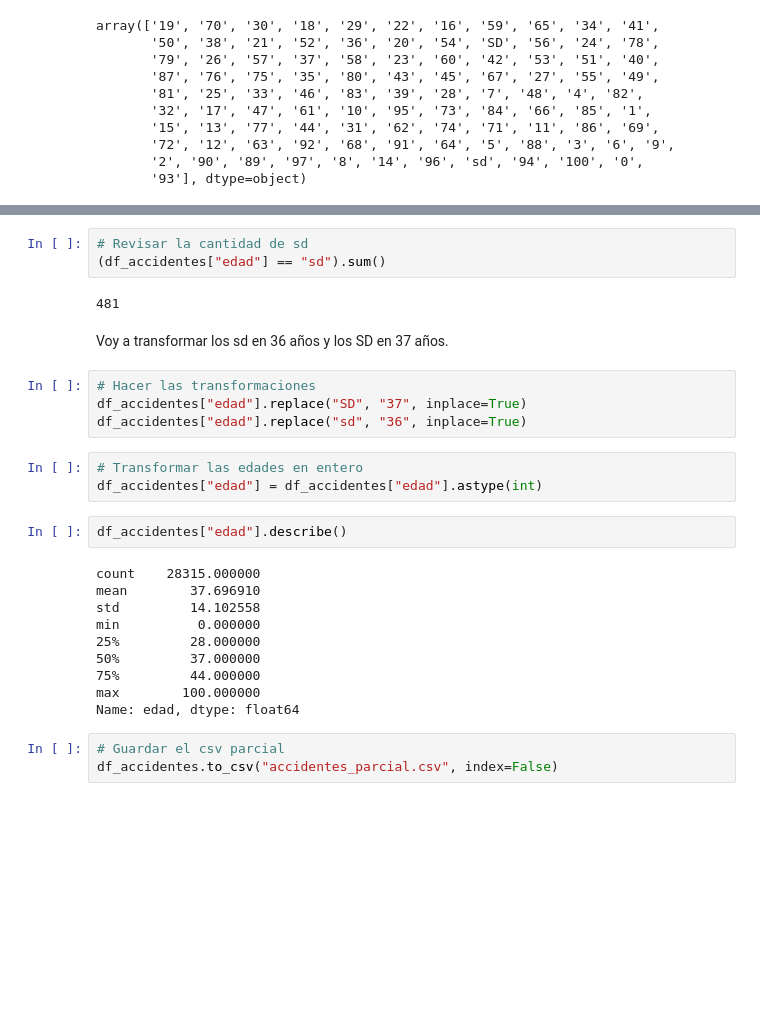
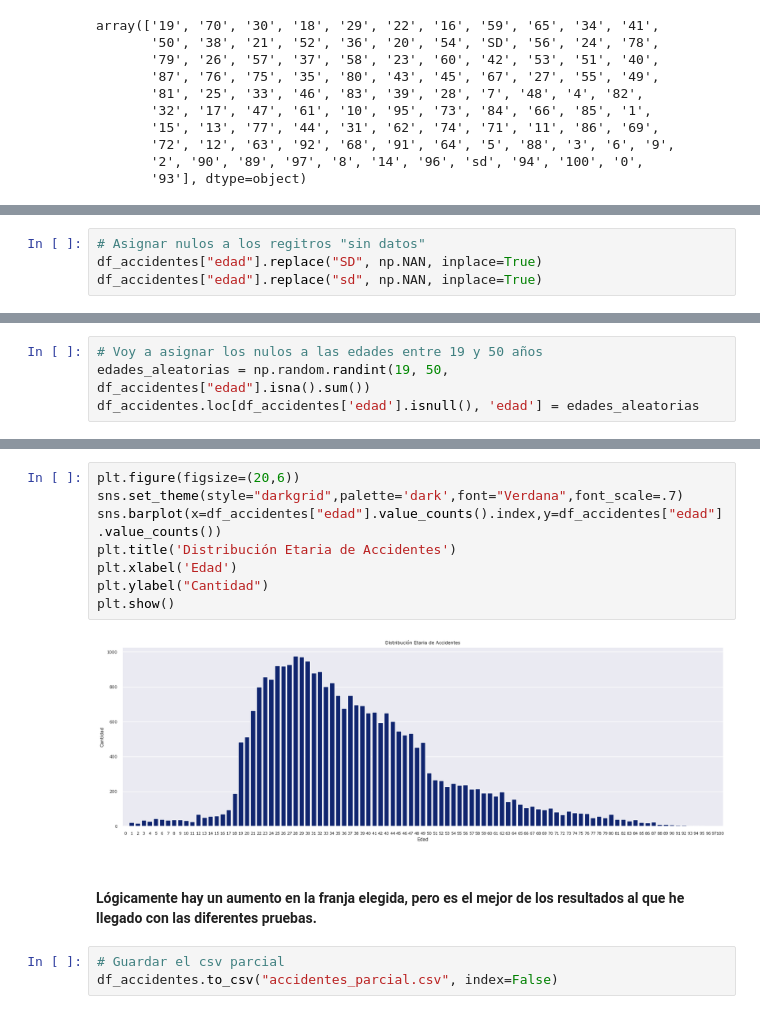
Before and after one commit to chelo1003/Henry_PI2_Accidentes, a Jupyter notebook: EDA/2_EDA_transformaciones.ipynb, the cells around one changed output, grey strips where cells are left out. Drawn from its saved outputs; the diff is of its cells as text; blank space fills up the shorter version.

```diff
--- a/EDA/2_EDA_transformaciones.ipynb
+++ b/EDA/2_EDA_transformaciones.ipynb
@@ -1231,0 +1357,4 @@ Voy a rellenar las edades desconocidas con el promedio o la mediana de las edade
+# %%
+# Asignar nulos a los regitros "sin datos"
+df_accidentes["edad"].replace("SD", np.NAN, inplace=True)
+df_accidentes["edad"].replace("sd", np.NAN, inplace=True)
@@ -1231,0 +1387,4 @@ Voy a rellenar las edades desconocidas con el promedio o la mediana de las edade
+# %%
+# Voy a asignar los nulos a las edades entre 19 y 50 años
+edades_aleatorias = np.random.randint(19, 50, df_accidentes["edad"].isna().sum())
+df_accidentes.loc[df_accidentes['edad'].isnull(), 'edad'] = edades_aleatorias
@@ -1259,29 +1426,15 @@ print(promedio)
-# %%
-# Revisar la cantidad de sd
-(df_accidentes["edad"] == "sd").sum()
-# %% [output]
-481
-# %% [markdown]
-Voy a transformar los sd en 36 años y los SD en 37 años.
-# %%
-# Hacer las transformaciones
-df_accidentes["edad"].replace("SD", "37", inplace=True)
-df_accidentes["edad"].replace("sd", "36", inplace=True)
-# %%
-# Transformar las edades en entero
-df_accidentes["edad"] = df_accidentes["edad"].astype(int)
-# %%
-df_accidentes["edad"].describe()
-# %% [output]
-count    28315.000000
-mean        37.696910
-std         14.102558
-min          0.000000
-25%         28.000000
-50%         37.000000
-75%         44.000000
-max        100.000000
-Name: edad, dtype: float64
+# %%
+plt.figure(figsize=(20,6))
+sns.set_theme(style="darkgrid",palette='dark',font="Verdana",font_scale=.7)
+sns.barplot(x=df_accidentes["edad"].value_counts().index,y=df_accidentes["edad"].value_counts())
+plt.title('Distribución Etaria de Accidentes')
+plt.xlabel('Edad')
+plt.ylabel("Cantidad")
+plt.show()
+# %% [output]
+[figure, added]
+# %% [markdown]
+#### Lógicamente hay un aumento en la franja elegida, pero es el mejor de los resultados al que he llegado con las diferentes pruebas.
 # %%
 # Guardar el csv parcial
 df_accidentes.to_csv("accidentes_parcial.csv", index=False)
```
Also changed, not shown: parts of 59 cells of this notebook, 2 other files.
